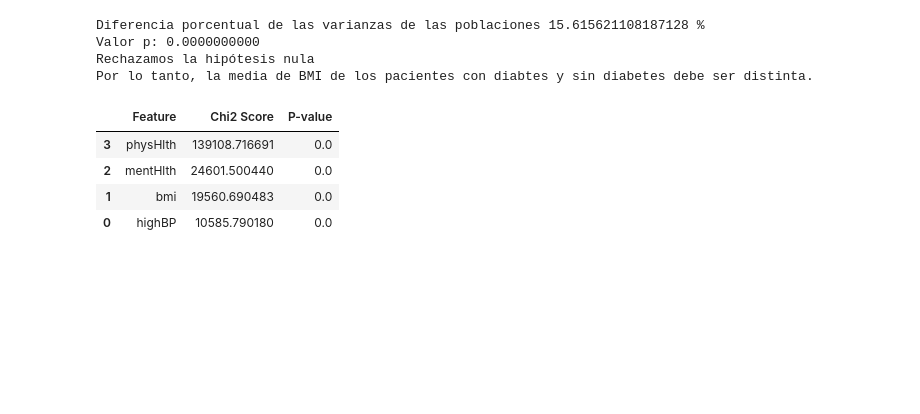
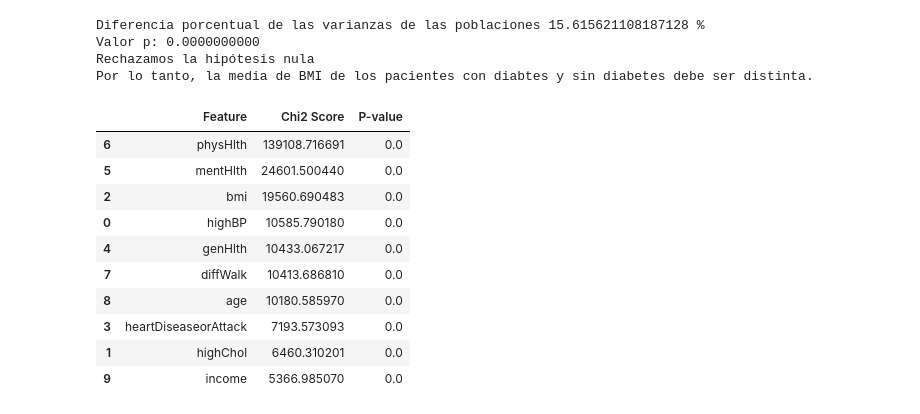
Before and after one commit to juanlt9905/machineLearning2025, a Jupyter notebook: exploracion_de_datos.ipynb, the cells around one changed output. Saved outputs shown, nothing was run; the diff lists cells and outputs as text; code cells hidden in the pictures; blank space fills up the shorter version.

```diff
--- a/exploracion_de_datos.ipynb
+++ b/exploracion_de_datos.ipynb
@@ -432,33 +432,40 @@ Por lo tanto, la media de BMI de los pacientes con diabtes y sin diabetes debe s
 # %%
 #Mejores caracteristicas usando un test de chi2
 
 from sklearn.feature_selection import SelectKBest, chi2
 
 X = datos_diabetes.drop(["diabetes_01", "diabetes_012"], axis=1)
 y = datos_diabetes["diabetes_01"]
 
-chi2_selector = SelectKBest(chi2, k=4)
+chi2_selector = SelectKBest(chi2, k=10)
 chi2_selector.fit_transform(X, y)
 
 
 chi2_scores = chi2_selector.scores_
 chi2_pvalues = chi2_selector.pvalues_
 columns = X.columns
 
-selected_features = columns[chi2_selector.get_support()]
+selected_features_chi2 = columns[chi2_selector.get_support()]
 chi2_results = pd.DataFrame({
-    "Feature": selected_features,
+    "Feature": selected_features_chi2,
     "Chi2 Score": chi2_scores[chi2_selector.get_support()],
     "P-value": chi2_pvalues[chi2_selector.get_support()]
 })
 
 chi2_results = chi2_results.sort_values(by="Chi2 Score", ascending=False)
 # Mostrar solo las características seleccionadas
 
 chi2_results
+#selected_features_chi2
 # %% [output]
 |  | Feature | Chi2 Score | P-value |
-| 3 | physHlth | 139108.716691 | 0.0 |
-| 2 | mentHlth | 24601.500440 | 0.0 |
-| 1 | bmi | 19560.690483 | 0.0 |
+| 6 | physHlth | 139108.716691 | 0.0 |
+| 5 | mentHlth | 24601.500440 | 0.0 |
+| 2 | bmi | 19560.690483 | 0.0 |
 | 0 | highBP | 10585.790180 | 0.0 |
+| 4 | genHlth | 10433.067217 | 0.0 |
+| 7 | diffWalk | 10413.686810 | 0.0 |
+| 8 | age | 10180.585970 | 0.0 |
+| 3 | heartDiseaseorAttack | 7193.573093 | 0.0 |
+| 1 | highChol | 6460.310201 | 0.0 |
+| 9 | income | 5366.985070 | 0.0 |
```
Also changed, not shown: parts of 2 cells of this notebook.
